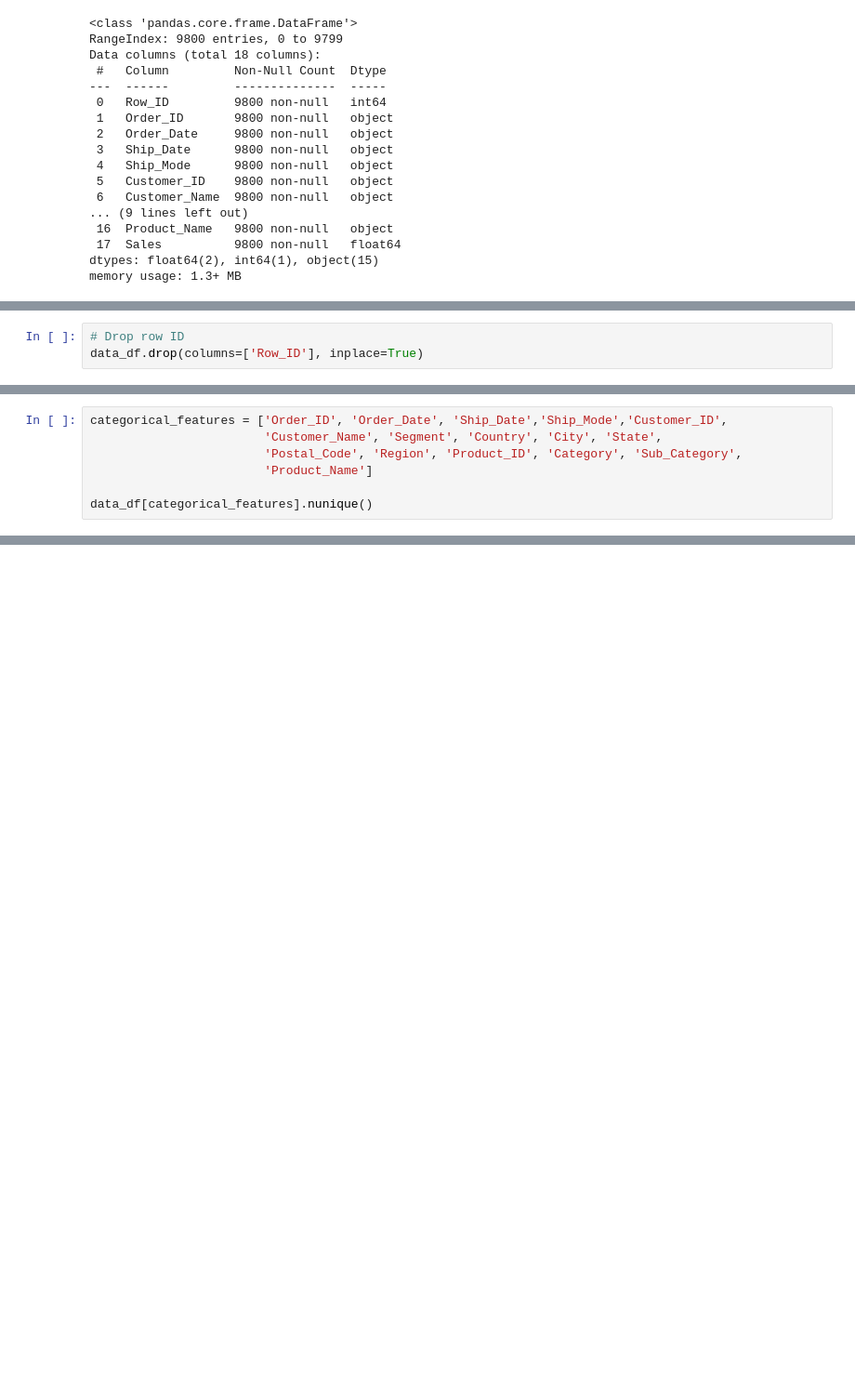
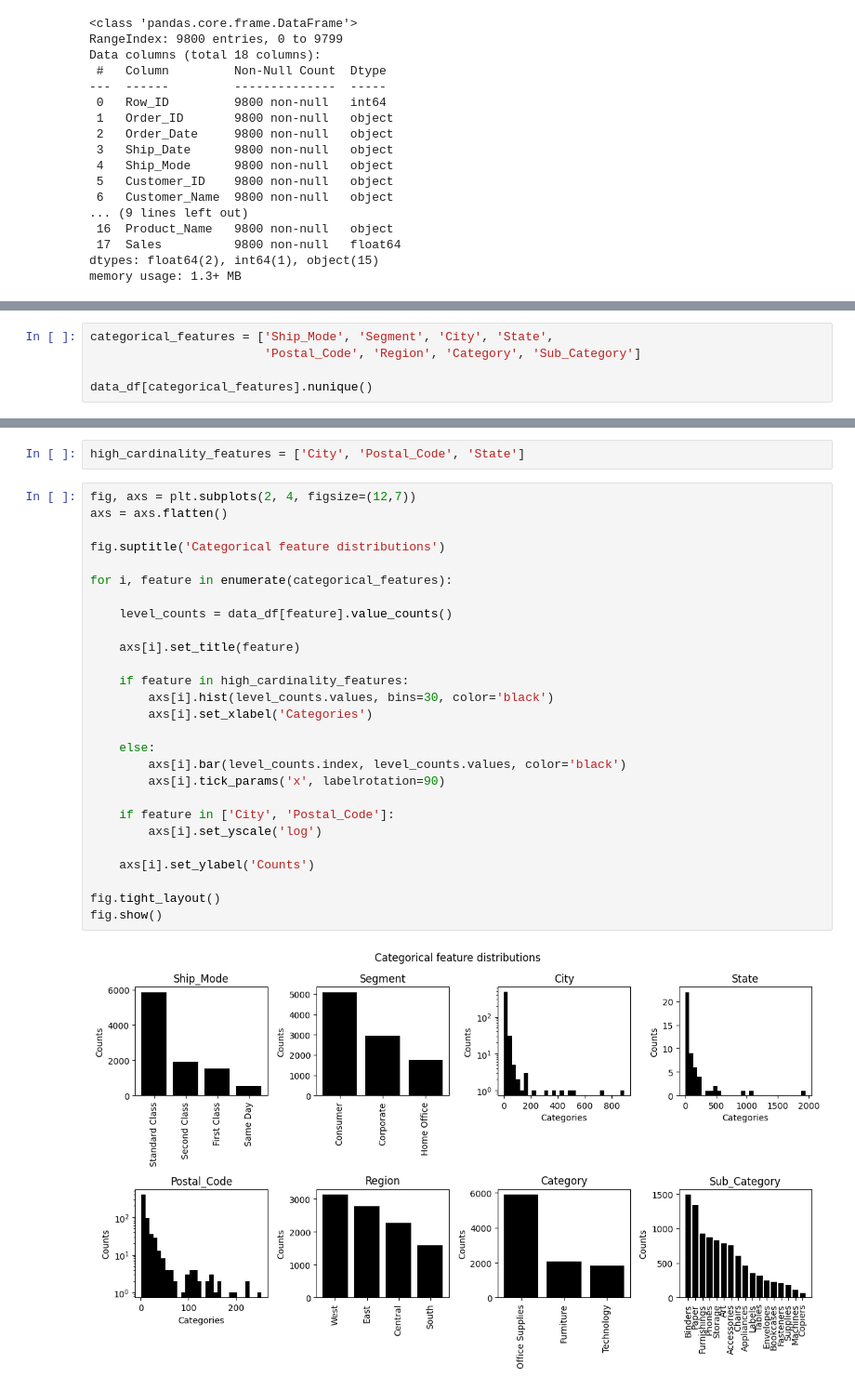
Before and after one commit to 4GeeksAcademy/gperdrizet-holmes-final-project, a Jupyter notebook: notebooks/01-EDA.ipynb, the cells around one changed output, grey strips where cells are left out. Shown at 93% size. Saved outputs shown, nothing was run; the diff lists cells and outputs as text; blank space fills up the shorter version.

Commit message:
Finished preliminary EDA and data pre-processing

```diff
--- a/notebooks/01-EDA.ipynb
+++ b/notebooks/01-EDA.ipynb
@@ -71,3 +70,0 @@ memory usage: 1.3+ MB
-# %%
-# Drop row ID
-data_df.drop(columns=['Row_ID'], inplace=True)
@@ -76,8 +75,6 @@ data_df.drop(columns=['Row_ID'], inplace=True)
 # %%
-categorical_features = ['Order_ID', 'Order_Date', 'Ship_Date','Ship_Mode','Customer_ID',
-                        'Customer_Name', 'Segment', 'Country', 'City', 'State',
-                        'Postal_Code', 'Region', 'Product_ID', 'Category', 'Sub_Category',
-                        'Product_Name']
+categorical_features = ['Ship_Mode', 'Segment', 'City', 'State',
+                        'Postal_Code', 'Region', 'Category', 'Sub_Category']
 
 data_df[categorical_features].nunique()
 # %% [output]
@@ -100 +89,32 @@ Product_Name     1849
 dtype: int64
+# %%
+high_cardinality_features = ['City', 'Postal_Code', 'State']
+# %%
+fig, axs = plt.subplots(2, 4, figsize=(12,7))
+axs = axs.flatten()
+
+fig.suptitle('Categorical feature distributions')
+
+for i, feature in enumerate(categorical_features):
+
+    level_counts = data_df[feature].value_counts()
+
+    axs[i].set_title(feature)
+
+    if feature in high_cardinality_features:
+        axs[i].hist(level_counts.values, bins=30, color='black')
+        axs[i].set_xlabel('Categories')
+
+    else:
+        axs[i].bar(level_counts.index, level_counts.values, color='black')
+        axs[i].tick_params('x', labelrotation=90)
+
+    if feature in ['City', 'Postal_Code']:
+        axs[i].set_yscale('log')
+
+    axs[i].set_ylabel('Counts')
+
+fig.tight_layout()
+fig.show()
+# %% [output]
+[figure, added]
```
Also changed, not shown: parts of 59 cells of this notebook.
